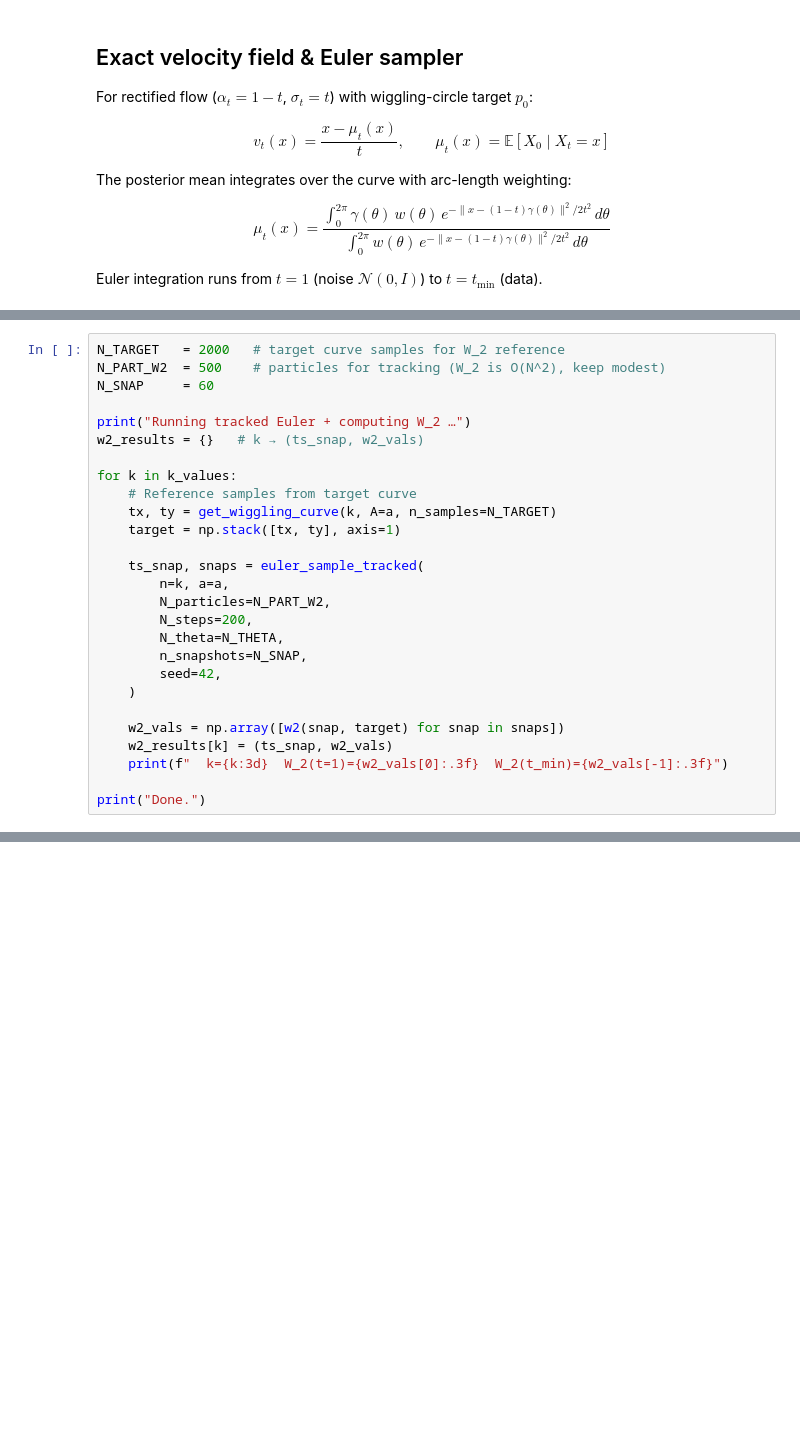
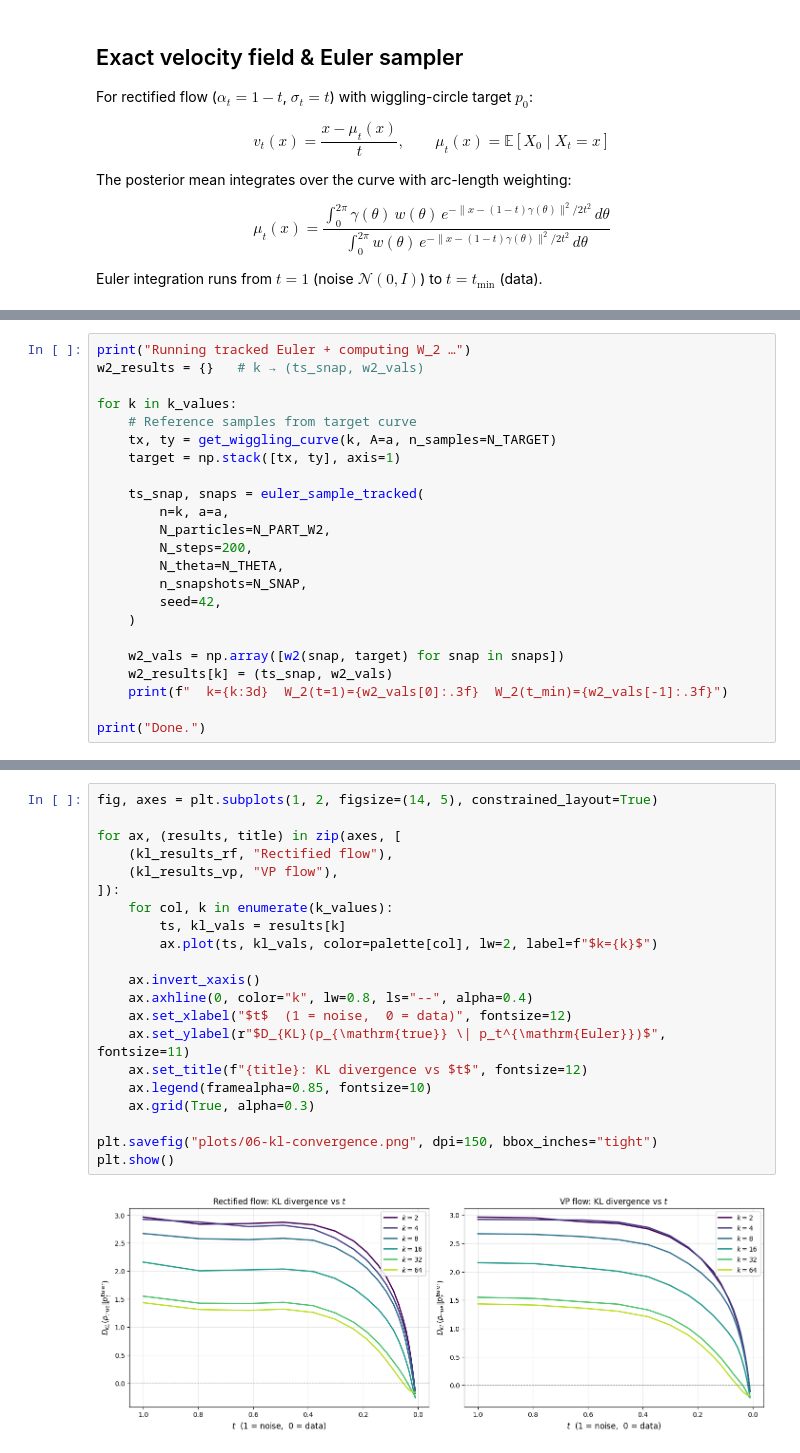
Before and after one commit to DanielGagliardi/Latent-Diffusion-Geometry, a Jupyter notebook: experiments/06-flowmatching-curves.ipynb, the cells around one changed output, grey strips where cells are left out. Drawn from its saved outputs; the diff is of its cells as text; blank space fills up the shorter version.

```diff
--- a/experiments/06-flowmatching-curves.ipynb
+++ b/experiments/06-flowmatching-curves.ipynb
@@ -337,10 +371,6 @@ print("Tracking function defined.")
 # %% [output]
 Tracking function defined.
 # %%
-N_TARGET   = 2000   # target curve samples for W_2 reference
-N_PART_W2  = 500    # particles for tracking (W_2 is O(N^2), keep modest)
-N_SNAP     = 60
-
 print("Running tracked Euler + computing W_2 …")
 w2_results = {}   # k → (ts_snap, w2_vals)
 
@@ -396,0 +766,23 @@ plt.show()
+# %%
+fig, axes = plt.subplots(1, 2, figsize=(14, 5), constrained_layout=True)
+
+for ax, (results, title) in zip(axes, [
+    (kl_results_rf, "Rectified flow"),
+    (kl_results_vp, "VP flow"),
+]):
+    for col, k in enumerate(k_values):
+        ts, kl_vals = results[k]
+        ax.plot(ts, kl_vals, color=palette[col], lw=2, label=f"$k={k}$")
+
+    ax.invert_xaxis()
+    ax.axhline(0, color="k", lw=0.8, ls="--", alpha=0.4)
+    ax.set_xlabel("$t$  (1 = noise,  0 = data)", fontsize=12)
+    ax.set_ylabel(r"$D_{KL}(p_{\mathrm{true}} \| p_t^{\mathrm{Euler}})$", fontsize=11)
+    ax.set_title(f"{title}: KL divergence vs $t$", fontsize=12)
+    ax.legend(framealpha=0.85, fontsize=10)
+    ax.grid(True, alpha=0.3)
+
+plt.savefig("plots/06-kl-convergence.png", dpi=150, bbox_inches="tight")
+plt.show()
+# %% [output]
+[figure, added]
```
Also changed, not shown: parts of 29 cells of this notebook, 33 other files.
